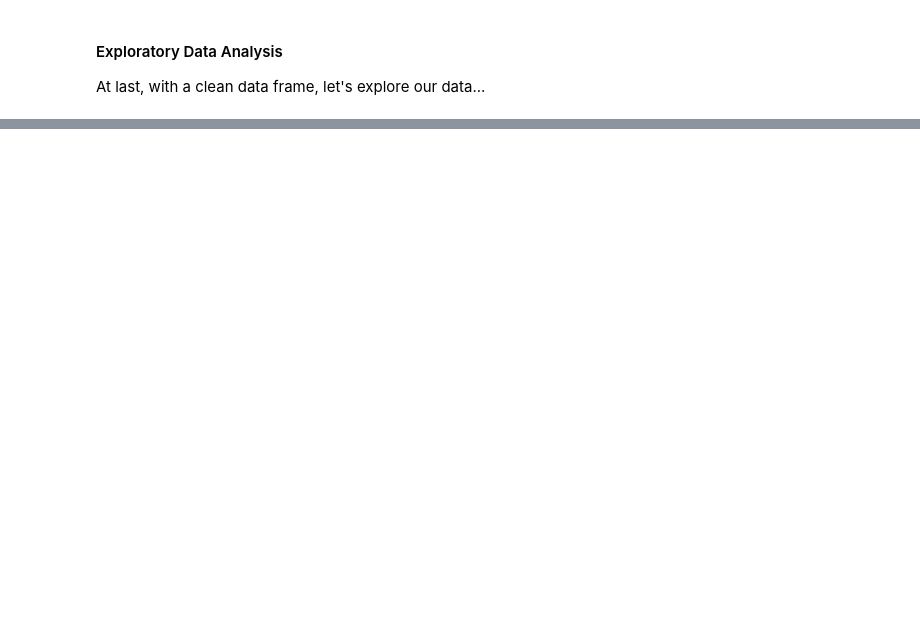
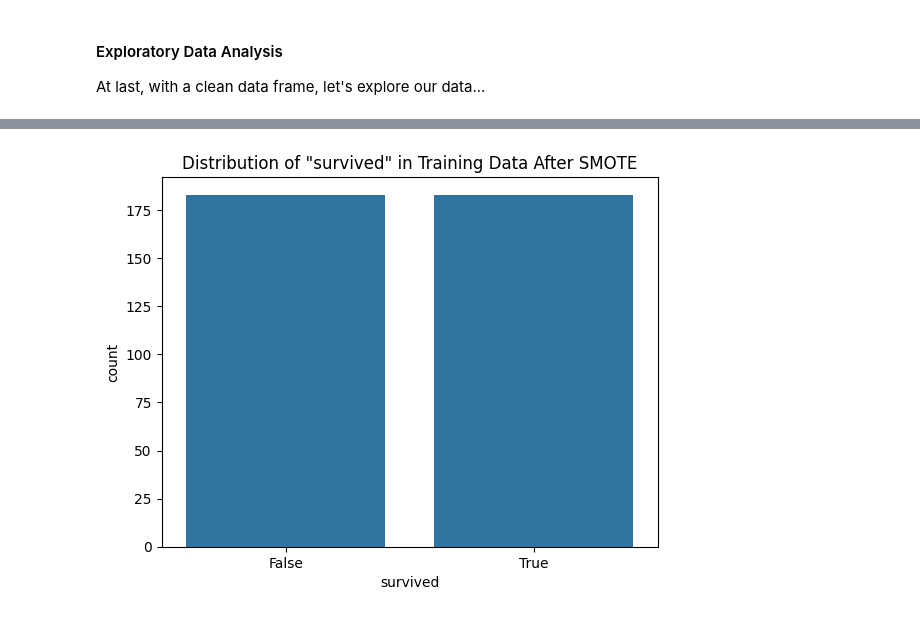
Before and after one commit to mrkmhny/horses, a Jupyter notebook: horses.ipynb, the cells around one changed output, grey strips where cells are left out. Drawn from its saved outputs; the diff is of its cells as text; code cells hidden in the pictures; blank space fills up the shorter version.

```diff
--- a/horses.ipynb
+++ b/horses.ipynb
@@ -422,0 +440,25 @@ At last, with a clean data frame, let's explore our data...
+# %%
+# The "true" cases seemed be in a very strong majority, and this might skew our models
+# Let's use SMOTE to create a more even sampling
+
+# Preparing features and target
+X_train = df_train.drop('survived', axis=1)
+y_train = df_train['survived']
+
+encoder = LabelEncoder()
+y_train_encoded = encoder.fit_transform(y_train)
+
+# Apply SMOTE
+smote = SMOTE(random_state=1)
+X_train_resampled, y_train_resampled = smote.fit_resample(X_train, y_train_encoded)
+
+# Convert resampled data back to a DataFrame
+df_train_resampled = pd.DataFrame(X_train_resampled, columns=X_train.columns)
+df_train_resampled.insert(0, 'survived', y_train_resampled.astype('bool'))
+
+# Plot histogram of the 'survived' column in the resampled data
+sns.countplot(x='survived', data=df_train_resampled)
+plt.title('Distribution of "survived" in Training Data After SMOTE')
+plt.show()
+# %% [output]
+[figure, added]
```
Also changed, not shown: parts of 25 cells of this notebook.
